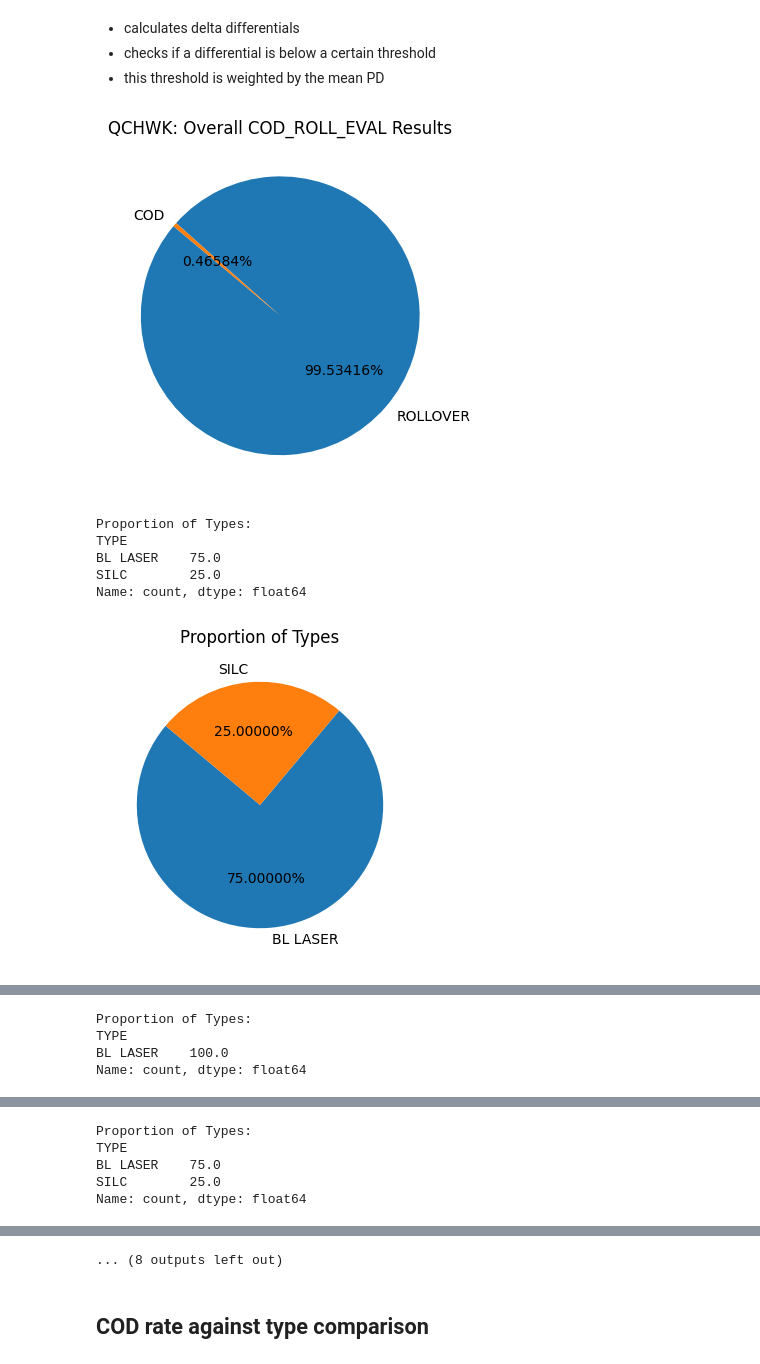
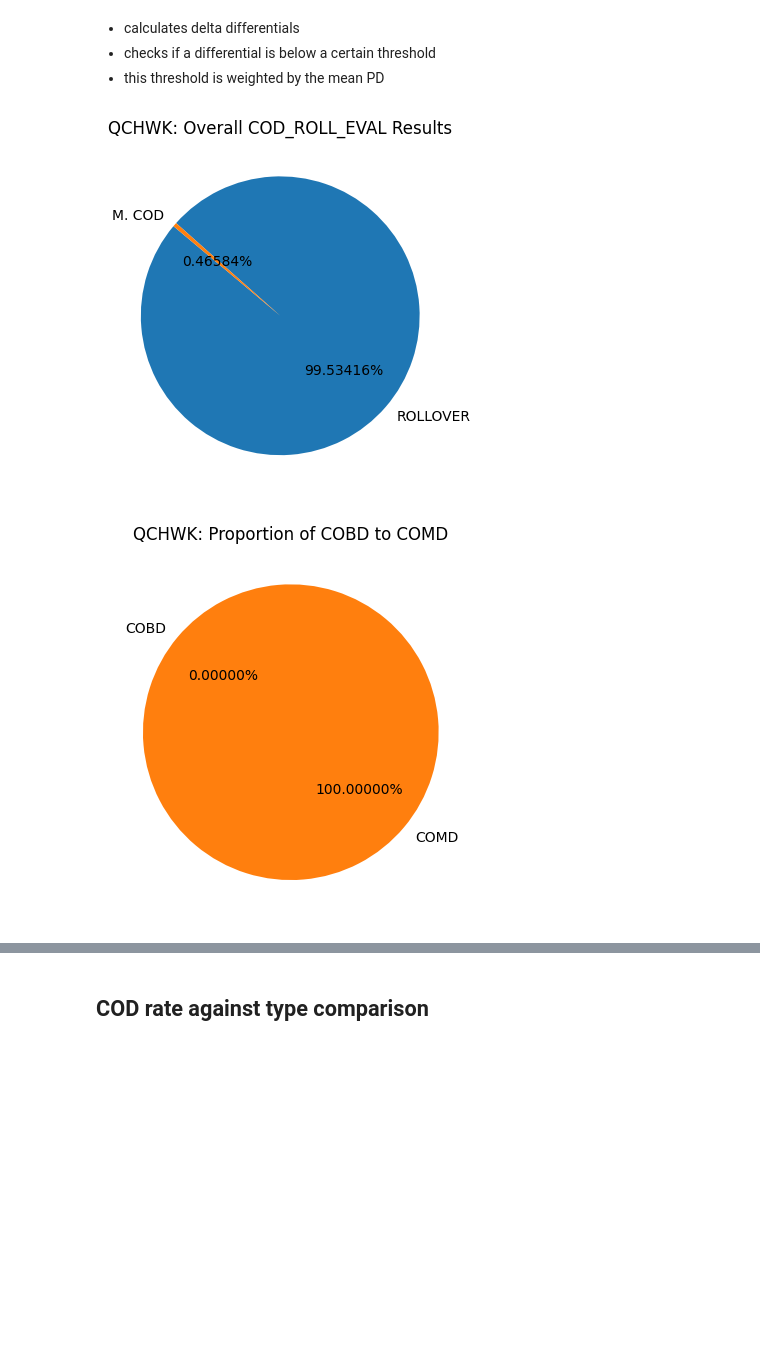
Before and after one commit to VadanKhan/liv-cod-algorithm, a Jupyter notebook: liv_cod_algorithm/cod_algorithm.ipynb, the cells around one changed output, grey strips where cells are left out. Cells and saved outputs as stored; diff of their text form; code cells hidden in the pictures; blank space fills up the shorter version.

Commit message:
Raw Sweep Plot Upgade

```diff
--- a/liv_cod_algorithm/cod_algorithm.ipynb
+++ b/liv_cod_algorithm/cod_algorithm.ipynb
@@ -251,7 +223,7 @@ Number of Devices: 1288
  - checks if a differential is below a certain threshold
  - this threshold is weighted by the mean PD
 # %%
-DELTA_ALGORITHM_MIN_DELTA = 0.4
+DELTA_ALGORITHM_MIN_DELTA = 1
 DELTA_ALGORITHM_MAX_PD = 1
 
 summary_tables = []
@@ -270,6 +242,7 @@ for df_raw_sweeps in raw_sweeps_list:
     df_raw_sweeps["DELTA"] = df_raw_sweeps["MEAN_PD"] - df_raw_sweeps["DP/DI"].abs()
     # Calculate MIN_DELTA
     df_raw_sweeps["MIN_DELTA"] = df_raw_sweeps.groupby(["TE_LABEL"])["DELTA"].transform("min")
+
     # MAIN CHECK OF IF COD'd
     # Calculate COD_ROLL_EVAL
     conditions = [
@@ -278,44 +251,48 @@ for df_raw_sweeps in raw_sweeps_list:
     ]
     choices = ["ROLLOVER", "NO LASER"]
     df_raw_sweeps["COD_ROLL_EVAL"] = np.select(conditions, choices, default="COD")
-    # Calculate the average of dV/dI for the current row, 2 rows ahead, and 2 rows behind
-    df_raw_sweeps["AVG_DV_DI"] = df_raw_sweeps["dV/dI"].rolling(window=5, center=True).mean()
-    # Calculate POT_FAILMODE using the average dV/dI
+
+    # # Calculate the average of dV/dI for the current row, 2 rows ahead, and 2 rows behind
+    # df_raw_sweeps["AVG_DV_DI"] = df_raw_sweeps["dV/dI"].rolling(window=5, center=True).mean()
+
+    # Calculate POT_FAILMODE using the dV/dI
     df_raw_sweeps["POT_FAILMODE"] = df_raw_sweeps["COD_ROLL_EVAL"]
-    df_raw_sweeps.loc[
-        (df_raw_sweeps["COD_ROLL_EVAL"] == "COD") & (df_raw_sweeps["dV/dI"] > 0), "POT_FAILMODE"
-    ] = "COMD"
-    df_raw_sweeps.loc[
-        (df_raw_sweeps["COD_ROLL_EVAL"] == "COD") & (df_raw_sweeps["dV/dI"] < 0), "POT_FAILMODE"
-    ] = "COBD"
+    df_raw_sweeps.loc[(df_raw_sweeps["COD_ROLL_EVAL"] == "COD") & (df_raw_sweeps["dV/dI"] > 0), "POT_FAILMODE"] = "COMD"
+    df_raw_sweeps.loc[(df_raw_sweeps["COD_ROLL_EVAL"] == "COD") & (df_raw_sweeps["dV/dI"] < 0), "POT_FAILMODE"] = "COBD"
+
     # Calculate DEV_CURR_AT_ROLLOVER
     df_raw_sweeps["DEV_CURR_AT_ROLLOVER"] = np.where(
-        (df_raw_sweeps["PD"] == df_raw_sweeps["MAX_PD"])
-        & (df_raw_sweeps["COD_ROLL_EVAL"] == "ROLLOVER"),
+        (df_raw_sweeps["PD"] == df_raw_sweeps["MAX_PD"]) & (df_raw_sweeps["COD_ROLL_EVAL"] == "ROLLOVER"),
         df_raw_sweeps["LDI_mA"],
         np.nan,
     )
     # Calculate DEV_CURR_AT_SPD
     df_raw_sweeps["DEV_CURR_AT_SPD"] = np.where(
-        (df_raw_sweeps["PD"] == df_raw_sweeps["MAX_PD"])
-        & (df_raw_sweeps["COD_ROLL_EVAL"] == "COD"),
+        (df_raw_sweeps["PD"] == df_raw_sweeps["MAX_PD"]) & (df_raw_sweeps["COD_ROLL_EVAL"] == "COD"),
         df_raw_sweeps["LDI_mA"],
         np.nan,
     )
     # Calculate CURRENT_AT_ROLLOVER
-    df_raw_sweeps["CURRENT_AT_ROLLOVER"] = df_raw_sweeps.groupby(["TE_LABEL"])[
-        "DEV_CURR_AT_ROLLOVER"
-    ].transform("median")
+    df_raw_sweeps["CURRENT_AT_ROLLOVER"] = df_raw_sweeps.groupby(["TE_LABEL"])["DEV_CURR_AT_ROLLOVER"].transform("median")
     # Calculate CURRENT_AT_SPD
-    df_raw_sweeps["CURRENT_AT_SPD"] = df_raw_sweeps.groupby(["TE_LABEL"])[
-        "DEV_CURR_AT_SPD"
-    ].transform("median")
+    df_raw_sweeps["CURRENT_AT_SPD"] = df_raw_sweeps.groupby(["TE_LABEL"])["DEV_CURR_AT_SPD"].transform("median")
     # Annotate the dV/dI value at the point of COD fail
     df_raw_sweeps["DV_DI_AT_COD"] = np.where(
         (df_raw_sweeps["COD_ROLL_EVAL"] == "COD"),
         df_raw_sweeps["dV/dI"],
         np.nan,
     )
+    # Flag lasers with multiple COD flags as 'M. COD' and single COD as 'COD'
+    cod_counts = df_raw_sweeps[df_raw_sweeps["COD_ROLL_EVAL"] == "COD"].groupby("TE_LABEL").size()
+    multiple_cod_labels = cod_counts[cod_counts > 1].index.tolist()
+
+    def flag_cod(te_label, cod_roll_eval):
+        if cod_roll_eval == "COD" and te_label in multiple_cod_labels:
+            return "M. COD"
+        return cod_roll_eval
+
+    df_raw_sweeps["COD_ROLL_EVAL"] = df_raw_sweeps.apply(lambda row: flag_cod(row["TE_LABEL"], row["COD_ROLL_EVAL"]), axis=1)
+
     # Create COD Summary table with POT_FAILMODE
     cod_summary = (
         df_raw_sweeps.groupby("TE_LABEL")
@@ -350,9 +327,7 @@ for df_raw_sweeps in raw_sweeps_list:
 
 # Save COD percentages to a CSV file
 cod_percentages_df = pd.DataFrame(cod_percentages)
-cod_percentages_df.to_csv(
-    cod_summary_file_path / f"{summaryfile_name}_cod_percentages.csv", index=False
-)
+cod_percentages_df.to_csv(cod_summary_file_path / f"{summaryfile_name}_cod_percentages.csv", index=False)
 
 
 # Plotting COD Summary for Each Wafer Code
@@ -403,37 +378,32 @@ for cod_summary in summary_tables:
     #         type_cod_roll_eval_counts,
     #         labels=type_cod_roll_eval_counts.index,
     #         autopct="%1.5f%%",
     #         startangle=140,
     #     )
     #     plt.tight_layout()
     #     plt.title(f"{wafer_code}: COD_ROLL_EVAL Results for TYPE: {t}")
     #     plt.show()
 
     # # Proportion of Laser Types
     # type_counts = cod_summary["TYPE"].value_counts()
     # print("\nProportion of Types:")
     # print(type_counts / type_counts.sum() * 100)
     # # Plot a pie chart indicating the proportion of types
     # plt.figure(figsize=(4, 4))
     # plt.pie(type_counts, labels=type_counts.index, autopct="%1.5f%%", startangle=140)
     # plt.title("Proportion of Types")
     # plt.show()
 
     # Calculate the proportion of COBD to COMD
     failmode_counts = cod_summary["POT_FAILMODE"].value_counts()
     cobd_comd_counts = failmode_counts.reindex(["COBD", "COMD"], fill_value=0)
     # print("\nProportion of CODs:")
     # print(cobd_comd_counts / cobd_comd_counts.sum() * 100)
     # Plot the proportion of COBD to COMD
     plt.figure()
     plt.pie(cobd_comd_counts, labels=cobd_comd_counts.index, autopct="%1.5f%%", startangle=140)
     plt.title(f"{wafer_code}: Proportion of COBD to COMD")
     plt.show()
 # %% [output]
-[figure, old version]
+[figure, new version]
-Proportion of Types:
-TYPE
-BL LASER    75.0
-SILC        25.0
-Name: count, dtype: float64
-[figure, old version]
+[figure, new version]
@@ -442,4 +409,0 @@ Name: count, dtype: float64
-Proportion of Types:
-TYPE
-BL LASER    100.0
-Name: count, dtype: float64
@@ -449,5 +409,0 @@ Name: count, dtype: float64
-Proportion of Types:
-TYPE
-BL LASER    75.0
-SILC        25.0
-Name: count, dtype: float64
@@ -456,4 +410,3 @@ Name: count, dtype: float64
-... (8 outputs left out)
 # %% [markdown]
 ## COD rate against type comparison
 # %%
```
Also changed, not shown: parts of 6 cells of this notebook, 3 other files.
